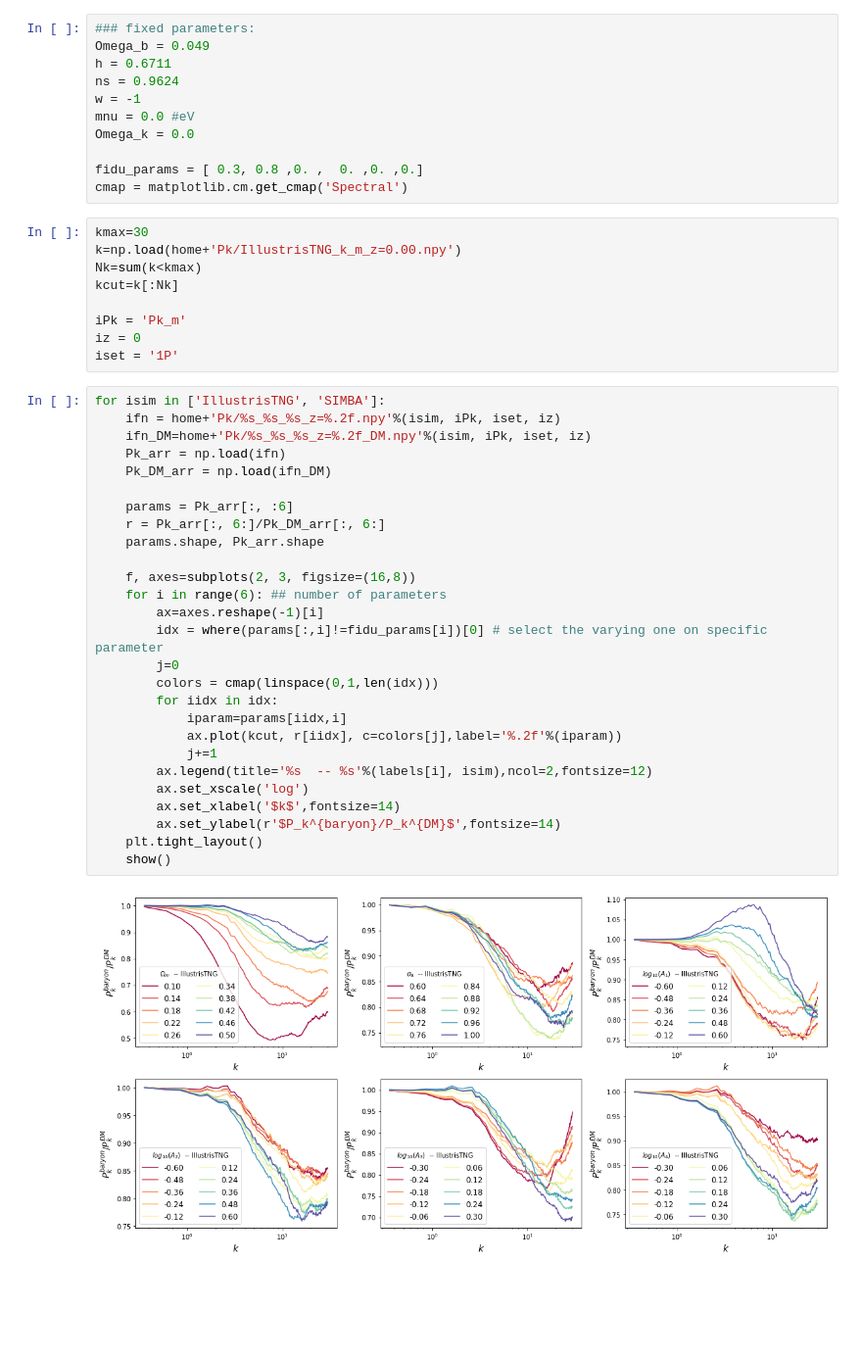
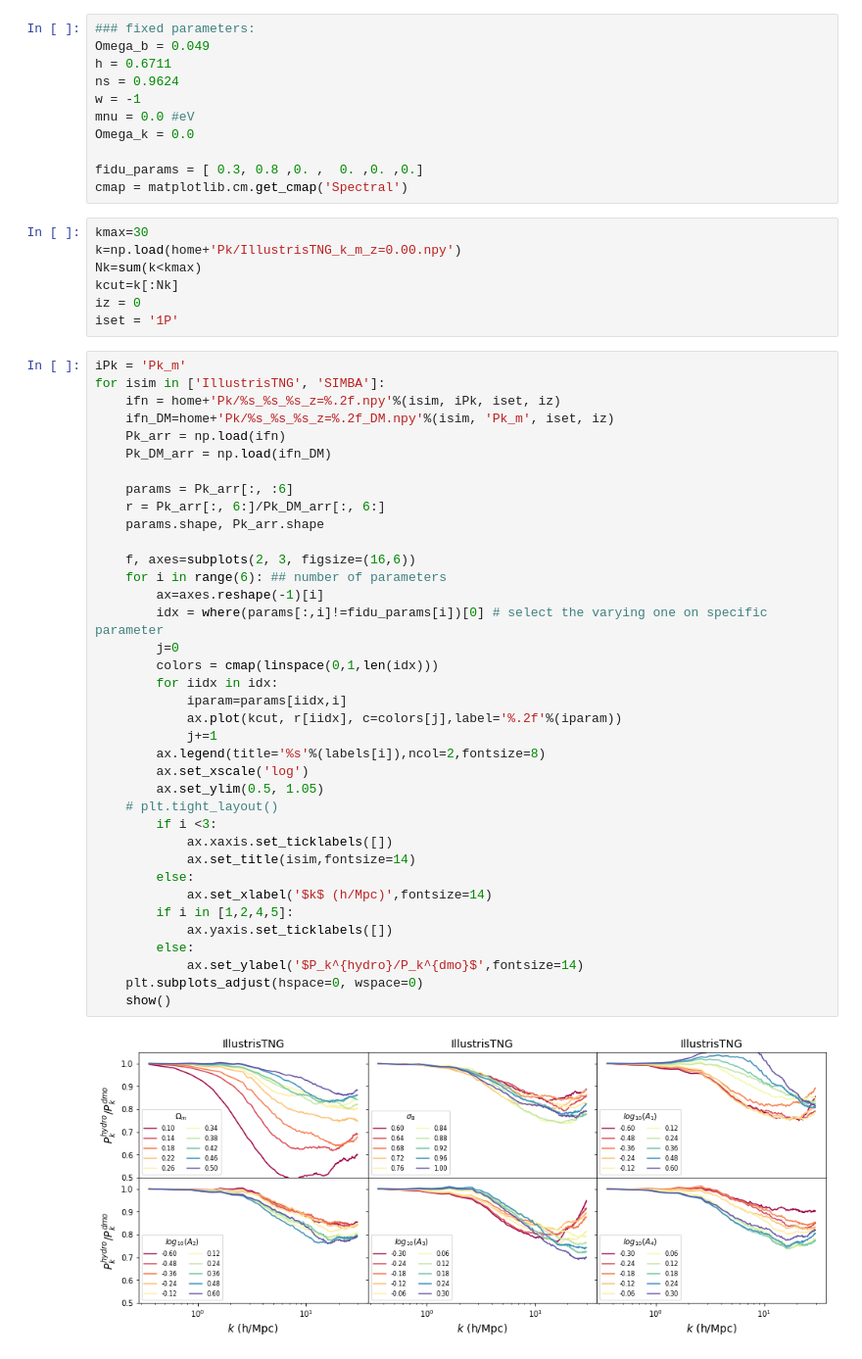
Before and after one commit to liuxx479/cosmo_dep_feedback, a Jupyter notebook: Pk_1P.ipynb, the cells around one changed output. Shown at 98% size. Drawn from its saved outputs; the diff is of its cells as text; blank space fills up the shorter version.

```diff
--- a/Pk_1P.ipynb
+++ b/Pk_1P.ipynb
@@ -30,36 +31,44 @@ kmax=30
 k=np.load(home+'Pk/IllustrisTNG_k_m_z=0.00.npy')
 Nk=sum(k<kmax)
 kcut=k[:Nk]
-
-iPk = 'Pk_m'
 iz = 0
 iset = '1P'
 # %%
+iPk = 'Pk_m'
 for isim in ['IllustrisTNG', 'SIMBA']:
     ifn = home+'Pk/%s_%s_%s_z=%.2f.npy'%(isim, iPk, iset, iz)
-    ifn_DM=home+'Pk/%s_%s_%s_z=%.2f_DM.npy'%(isim, iPk, iset, iz)
+    ifn_DM=home+'Pk/%s_%s_%s_z=%.2f_DM.npy'%(isim, 'Pk_m', iset, iz)
     Pk_arr = np.load(ifn)
     Pk_DM_arr = np.load(ifn_DM)
 
     params = Pk_arr[:, :6]
     r = Pk_arr[:, 6:]/Pk_DM_arr[:, 6:]
     params.shape, Pk_arr.shape
 
-    f, axes=subplots(2, 3, figsize=(16,8))
+    f, axes=subplots(2, 3, figsize=(16,6))
     for i in range(6): ## number of parameters
         ax=axes.reshape(-1)[i]
         idx = where(params[:,i]!=fidu_params[i])[0] # select the varying one on specific parameter
         j=0
         colors = cmap(linspace(0,1,len(idx)))
         for iidx in idx:
             iparam=params[iidx,i]
             ax.plot(kcut, r[iidx], c=colors[j],label='%.2f'%(iparam))
             j+=1
-        ax.legend(title='%s  -- %s'%(labels[i], isim),ncol=2,fontsize=12)
+        ax.legend(title='%s'%(labels[i]),ncol=2,fontsize=8)
         ax.set_xscale('log')
-        ax.set_xlabel('$k$',fontsize=14)
-        ax.set_ylabel(r'$P_k^{baryon}/P_k^{DM}$',fontsize=14)
-    plt.tight_layout()
+        ax.set_ylim(0.5, 1.05)
+    # plt.tight_layout()
+        if i <3:
+            ax.xaxis.set_ticklabels([])
+            ax.set_title(isim,fontsize=14)
+        else:
+            ax.set_xlabel('$k$ (h/Mpc)',fontsize=14)
+        if i in [1,2,4,5]:
+            ax.yaxis.set_ticklabels([])
+        else:
+            ax.set_ylabel('$P_k^{hydro}/P_k^{dmo}$',fontsize=14)
+    plt.subplots_adjust(hspace=0, wspace=0)
     show()
 # %% [output]
-[figure, old version]
+[figure, new version]
```
Also changed, not shown: parts of 7 cells of this notebook.
